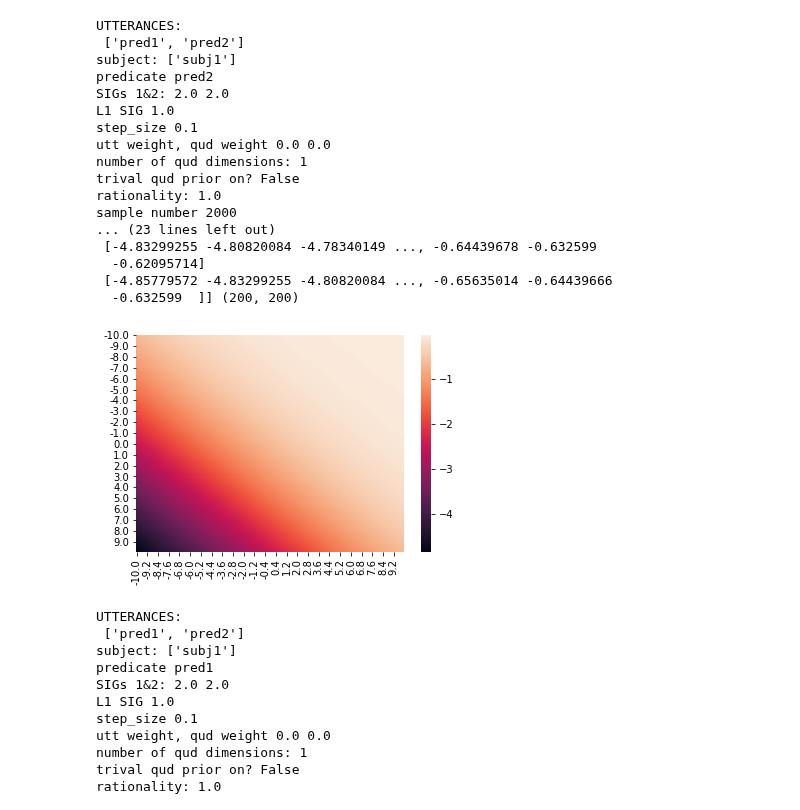
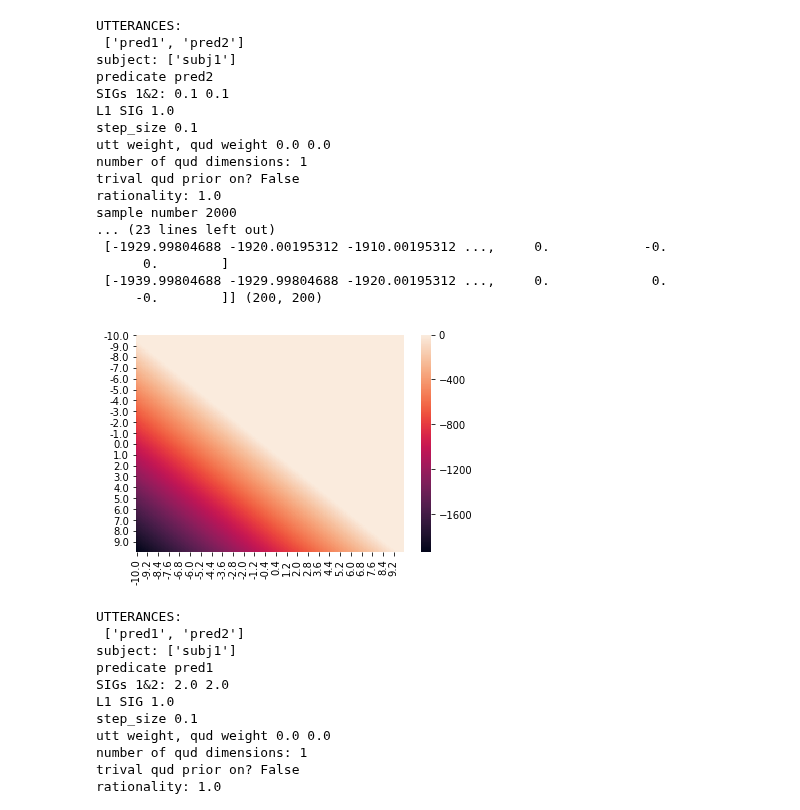
Before and after one commit to reubenharry/Distributional-RSA, a Jupyter notebook: heatmaps.ipynb, the cells around one changed output. Cells and saved outputs as stored; diff of their text form; code cells hidden in the pictures.

```diff
--- a/heatmaps.ipynb
+++ b/heatmaps.ipynb
@@ -88,24 +88,24 @@ sample number 2000
 # %%
-titrate(size=100,amount=0.1,l1_sig1=1.0,quds=['qud2'],pred='pred2',only_trivial=False,just_s1=True,sig1=2.0,sig2=2.0)
+titrate(size=100,amount=0.1,l1_sig1=1.0,quds=['qud2'],pred='pred2',only_trivial=False,just_s1=True,sig1=0.1,sig2=0.1)
 # %% [output]
 UTTERANCES:
  ['pred1', 'pred2']
 subject: ['subj1']
 predicate pred2
-SIGs 1&2: 2.0 2.0
+SIGs 1&2: 0.1 0.1
 L1 SIG 1.0
 step_size 0.1
 utt weight, qud weight 0.0 0.0
 number of qud dimensions: 1
 trival qud prior on? False
 rationality: 1.0
 sample number 2000
 ... (23 lines left out)
- [-4.83299255 -4.80820084 -4.78340149 ..., -0.64439678 -0.632599
-  -0.62095714]
- [-4.85779572 -4.83299255 -4.80820084 ..., -0.65635014 -0.64439666
-  -0.632599  ]] (200, 200)
+ [-1929.99804688 -1920.00195312 -1910.00195312 ...,     0.            -0.
+      0.        ]
+ [-1939.99804688 -1929.99804688 -1920.00195312 ...,     0.             0.
+     -0.        ]] (200, 200)
-[figure, old version]
+[figure, new version]
 # %%
 titrate(size=100,amount=0.1,l1_sig1=1.0,quds=['qud1'],pred='pred1',only_trivial=True,just_s1=True,sig1=2.0,sig2=2.0)
 # %% [output]
```
Also changed, not shown: parts of 3 cells of this notebook.
